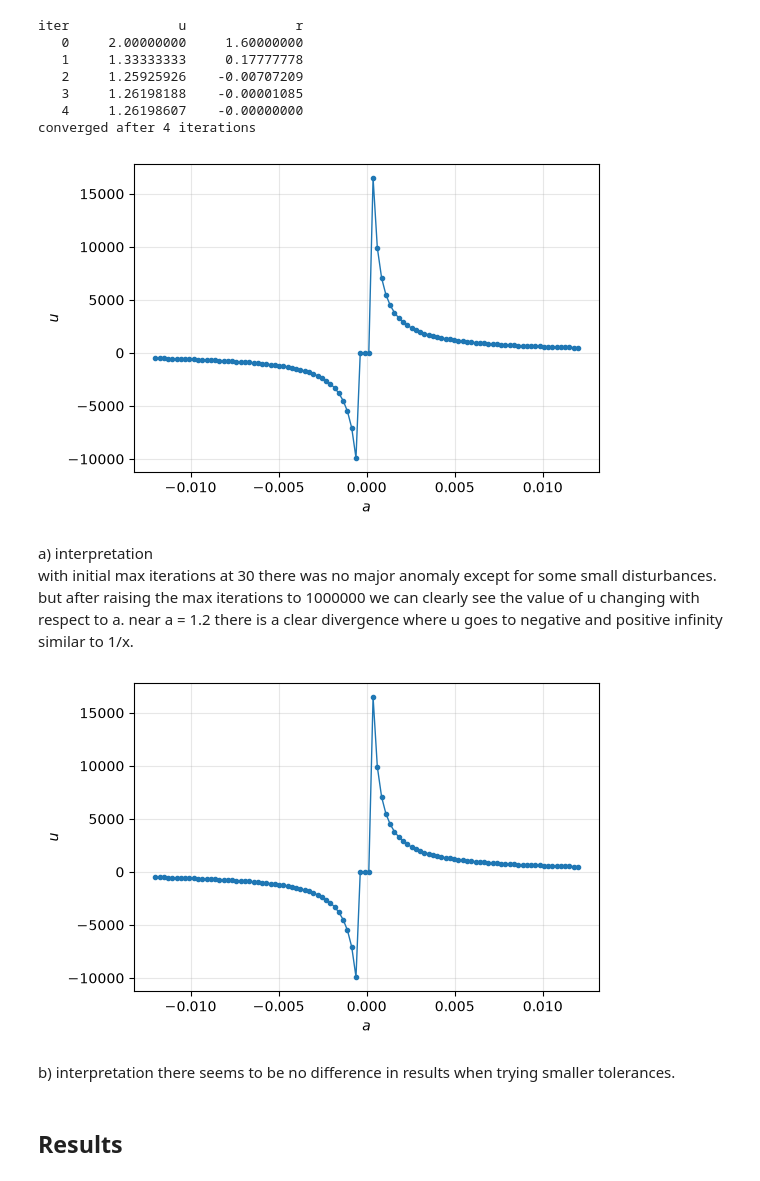
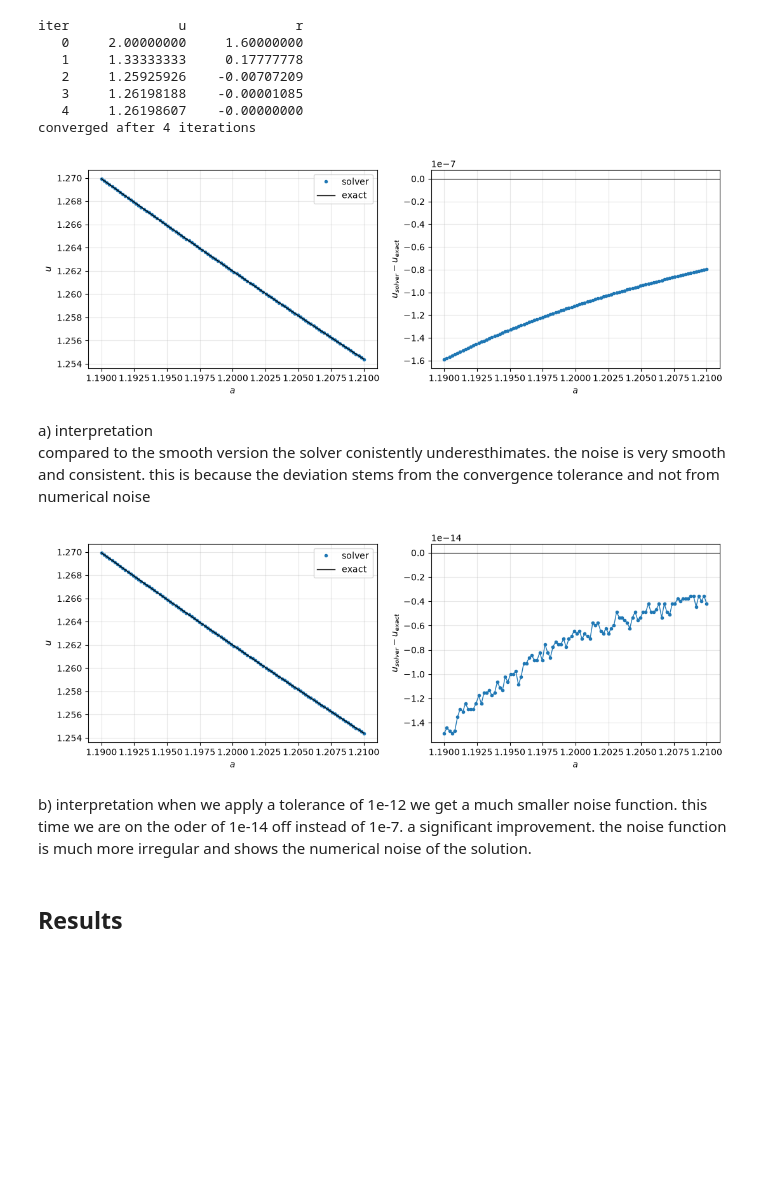
Before and after one commit to S0mar/MDO_Learn, a Jupyter notebook: solutions/ch03/prob3_7.ipynb, the cells around one changed output. Cells and saved outputs as stored; diff of their text form; code cells hidden in the pictures; blank space fills up the shorter version.

```diff
--- a/solutions/ch03/prob3_7.ipynb
+++ b/solutions/ch03/prob3_7.ipynb
@@ -60,55 +60,75 @@ iter              u              r
 converged after 4 iterations
 # %%
 # a) perturbation of a around 1.2 and see how the solution changes
-a_values = 1.2 * np.linspace(-0.01, 0.01, 100)
-
+a_values = 1.2 + np.linspace(-0.01, 0.01, 100)
 results = [] # a and corresponding u values
-
 for a in a_values:
     a_default = a
-    u, _ = solve_system(3.0, max_iter=100000, table=False)
+    u, _ = solve_system(3.0, table=False)
     results.append((a, u))
-
 a_arr, u_arr = np.array(results).T
 
-fig, ax = plt.subplots(figsize=(6, 4))
-ax.plot(a_arr, u_arr, "o-", ms=3, lw=1)
-ax.set_xlabel("$a$")
-ax.set_ylabel("$u$")
-ax.grid(alpha=0.3)
+u_smooth = 2 / (1 - np.cbrt(1 - a_arr))     # exact real root, np.cbrt handles negative arguments
+noise = u_arr - u_smooth
 
+fig, axes = plt.subplots(1, 2, figsize=(11, 4))
+
+axes[0].plot(a_arr, u_arr, "o", ms=3, label="solver")
+axes[0].plot(a_arr, u_smooth, "k-", lw=1, label="exact")
+axes[0].set_ylabel("$u$")
+axes[0].legend()
+
+axes[1].plot(a_arr, noise, "o-", ms=3, lw=1)
+axes[1].axhline(0, color="k", lw=0.8)
+axes[1].set_ylabel("$u_{solver} - u_{exact}$")
+
+for ax in axes:
+    ax.set_xlabel("$a$")
+    ax.grid(alpha=0.3)
+    ax.ticklabel_format(axis="x", useOffset=False, style="plain")
+plt.tight_layout()
 plt.show()
 # %% [output]
-[figure, old version]
+[figure, new version]
 # %% [markdown]
 a) interpretation
-with initial max iterations at 30 there was no major anomaly except for some small disturbances. but after raising the max iterations to 1000000 we can clearly see the value of u changing with respect to a. near a = 1.2 there is a clear divergence where u goes to negative and positive infinity similar to 1/x.
+compared to the smooth version the solver conistently underesthimates. the noise is very smooth and consistent. this is because the deviation stems from the convergence tolerance and not from numerical noise
 # %%
 # b) smaller tolerance and see how the solution changes
 
-a_values = 1.2 * np.linspace(-0.01, 0.01, 100)
-
+a_values = 1.2 + np.linspace(-0.01, 0.01, 100)
 results = [] # a and corresponding u values
-
 for a in a_values:
     a_default = a
-    u, _ = solve_system(3.0, max_iter=100000, tol=1e-9, table=False)
+    u, _ = solve_system(3.0, tol=1e-12, table=False)
     results.append((a, u))
-
 a_arr, u_arr = np.array(results).T
 
-fig, ax = plt.subplots(figsize=(6, 4))
-ax.plot(a_arr, u_arr, "o-", ms=3, lw=1)
-ax.set_xlabel("$a$")
-ax.set_ylabel("$u$")
-ax.grid(alpha=0.3)
+u_smooth = 2 / (1 - np.cbrt(1 - a_arr))     # exact real root, np.cbrt handles negative arguments
+noise = u_arr - u_smooth
 
+fig, axes = plt.subplots(1, 2, figsize=(11, 4))
+
+axes[0].plot(a_arr, u_arr, "o", ms=3, label="solver")
+axes[0].plot(a_arr, u_smooth, "k-", lw=1, label="exact")
+axes[0].set_ylabel("$u$")
+axes[0].legend()
+
+axes[1].plot(a_arr, noise, "o-", ms=3, lw=1)
+axes[1].axhline(0, color="k", lw=0.8)
+axes[1].set_ylabel("$u_{solver} - u_{exact}$")
+
+for ax in axes:
+    ax.set_xlabel("$a$")
+    ax.grid(alpha=0.3)
+    ax.ticklabel_format(axis="x", useOffset=False, style="plain")
+plt.tight_layout()
 plt.show()
 # %% [output]
-[figure, old version]
+[figure, new version]
 # %% [markdown]
 b) interpretation
-there seems to be no difference in results when trying smaller tolerances.
+when we apply a tolerance of 1e-12 we get a much smaller noise function. this time we are on the oder of 1e-14 off instead of 1e-7. a significant improvement. the noise function is much more irregular and shows the numerical noise of the solution.
 # %% [markdown]
 ## Results
 # %% [markdown]
```
Also changed, not shown: parts of 1 cell of this notebook, 2 other files.
